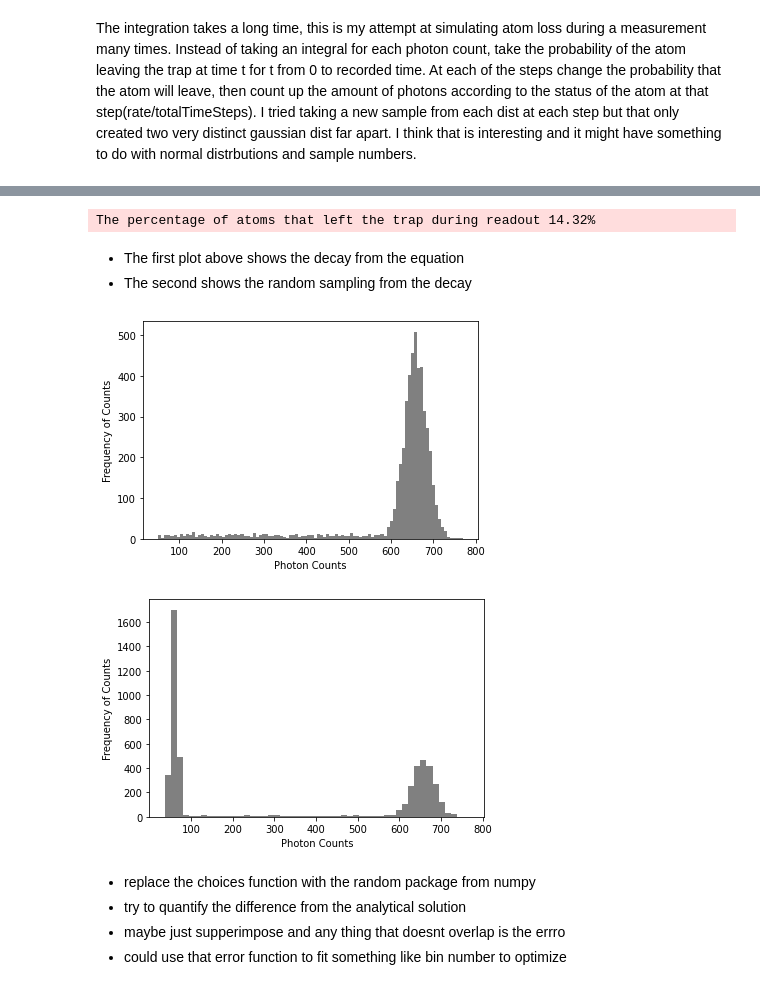
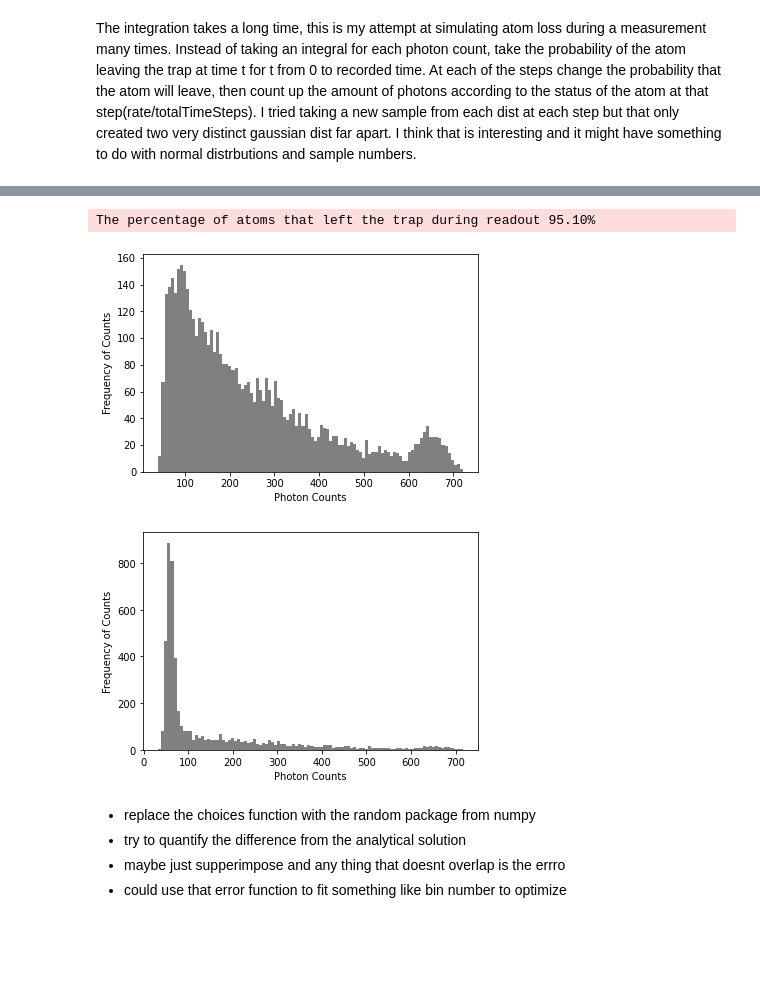
Before and after one commit to bpnordin/PhotonCount, a Jupyter notebook: Test.ipynb, the cells around one changed output, grey strips where cells are left out. Cells and saved outputs as stored; diff of their text form; code cells hidden in the pictures; blank space fills up the shorter version.

```diff
--- a/Test.ipynb
+++ b/Test.ipynb
@@ -16,26 +26,13 @@ import importlib
 # %%
-#define the variables that determine how many photons are released
-recordTime = 60*10**-3  #s
-rateSingleAtom = 10*10**3  #Hz
-rateBackground = 1*10**3  #Hz
-lifetimeOfTrap =  800*10**-3  #s
-#up to this many photons
-countEnd = 1000
-xx = np.arange(countEnd)
 #the background is just a poisson distribution
 probDistBack = poisson.pmf(xx,recordTime*rateBackground)
 #get the distribution, the integrals take longer then the rest of the code
-probDistSingle = functions.singleAtom(recordTime,rateSingleAtom,lifetimeOfTrap,xx)
+probDistSingle = PhotonFunctions.singleAtom(recordTime,rateSingleAtom,lifetimeOfTrap,xx)
+#now convolve with background rate
+probDistSingle = PhotonFunctions.convolve(probDistBack,probDistSingle)
 plt.plot(xx,probDistSingle)
 plt.title("Probability distribution vs photon count for a single dipole trapped atom")
 plt.xlabel("Photon count")
 plt.ylabel("Probability")
 plt.show()
-#now convolve with background rate
-probDistSingle = functions.convolve(probDistBack,probDistSingle)
-plt.plot(xx,probDistSingle)
-plt.title("Probability distribution vs photon count for a single dipole trapped atom")
-plt.xlabel("Photon count")
-plt.ylabel("Probability")
-plt.show()
 # %% [output]
@@ -111,12 +100,14 @@ def simulateAtomLoss(recordTime,trapLifetime,xx,probDistSingle,probDistBack,tota
     print ("\nThe percentage of atoms that left the trap during readout %.2f%%" %(countLeft/experiments*100))
     return probDist
 # %%
-importlib.reload(functions)
+importlib.reload(PhotonFunctions)
+#define the variables that determine how many photons are released
+recordTime = 60*10**-3  #s
+rateSingleAtom = 10*10**3  #Hz
+lifetimeOfTrap =  20*10**-3  #s
+rateBackground = 1*10**3  #Hz
 N = 5000
 single = poisson.pmf(xx,(rateSingleAtom)*recordTime)
 probDistSimulated = simulateAtomLoss(recordTime,lifetimeOfTrap,xx,single,probDistBack,experiments=N)
 # %% [output]
-The percentage of atoms that left the trap during readout 14.32%
+The percentage of atoms that left the trap during readout 95.10%
-# %% [markdown]
-* The first plot above shows the decay from the equation
-* The second shows the random sampling from the decay
@@ -133,14 +114,13 @@ def getProbabilities(binBorders,binHeights,photonCount):
 # %%
-importlib.reload(functions)
-binBorder,binHeight = functions.graphHistogram(probDistSimulated,xx,p0 = [50,600,10,.1,1,-10],fit = False,
+importlib.reload(PhotonFunctions)
+binBorder,binHeight = PhotonFunctions.graphHistogram(probDistSimulated,xx,p0 = [50,600,10,.1,1,-10],fit = False,
                 binNumber=100)
-prob = getProbabilities(binBorder,binHeight,countEnd)
-
-h = functions.runExperiment(probDistBack,prob,xx)
-_,_ = functions.graphHistogram(h,xx,fit = False)
+prob = PhotonFunctions.getProbabilities(binBorder,binHeight,countEnd)
+h = PhotonFunctions.runExperiment(probDistBack,prob,xx)
+_,_ = PhotonFunctions.graphHistogram(h,xx,fit = False)
 # %% [output]
-[figure, old version]
+[figure, new version]
-[figure, old version]
+[figure, new version]
 # %% [markdown]
 * replace the choices function with the random package from numpy
 * try to quantify the difference from the analytical solution
```
Also changed, not shown: parts of 7 cells of this notebook, 4 other files.
